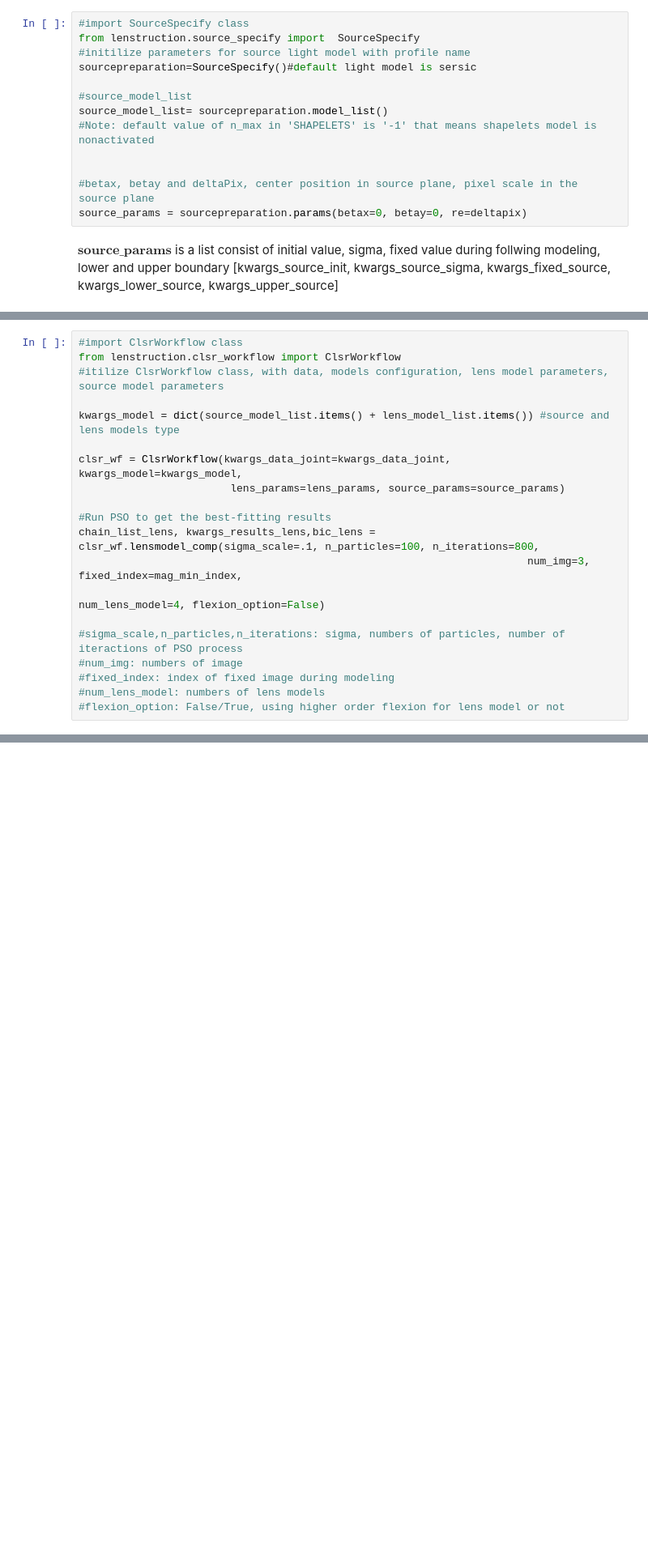
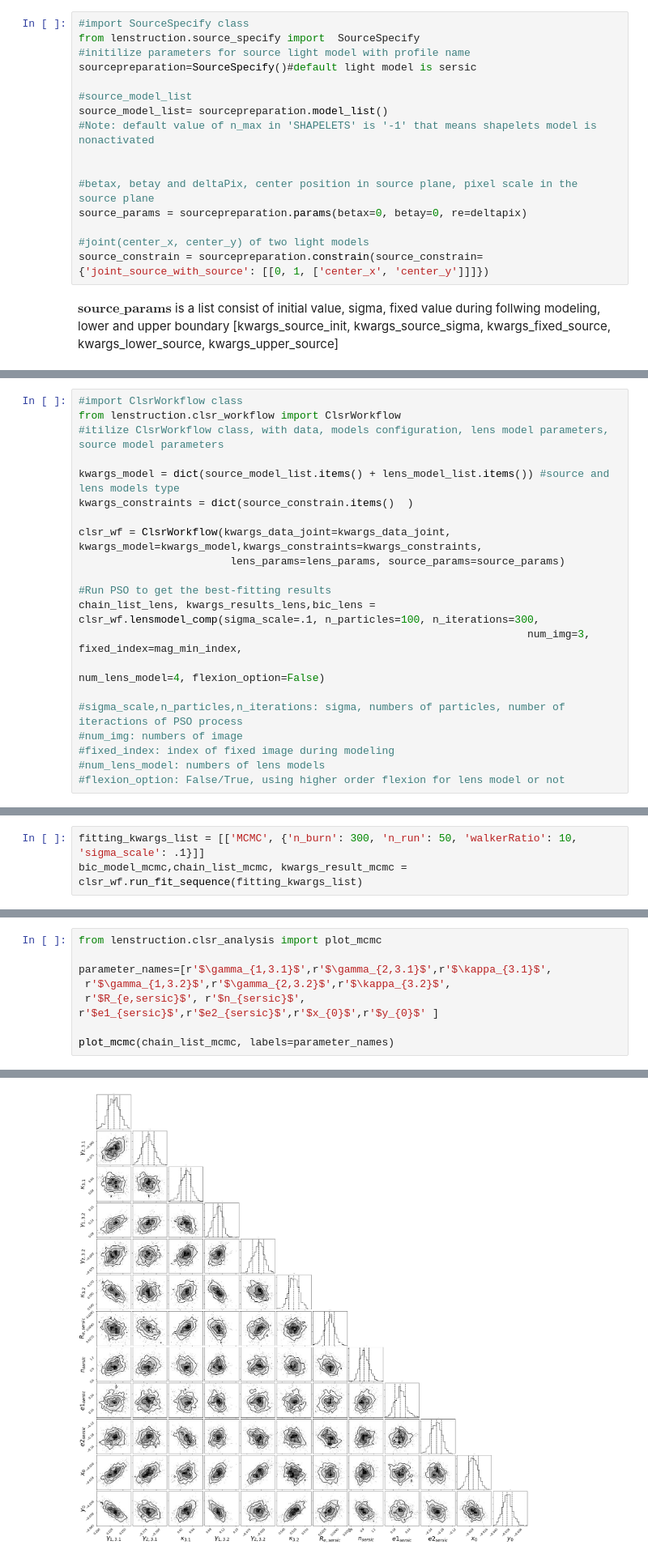
Before and after one commit to chongzi14247/lenstruction_notebooks, a Jupyter notebook: III_multiple_imaged_case_corrected_lens_model.ipynb, the cells around one changed output, grey strips where cells are left out. Shown at 81% size. Drawn from its saved outputs; the diff is of its cells as text; blank space fills up the shorter version.

Commit message:
add mcmc process for III

```diff
--- a/III_multiple_imaged_case_corrected_lens_model.ipynb
+++ b/III_multiple_imaged_case_corrected_lens_model.ipynb
@@ -163,6 +163,9 @@ source_model_list= sourcepreparation.model_list()
 
 #betax, betay and deltaPix, center position in source plane, pixel scale in the source plane
 source_params = sourcepreparation.params(betax=0, betay=0, re=deltapix)
+
+#joint(center_x, center_y) of two light models
+source_constrain = sourcepreparation.constrain(source_constrain={'joint_source_with_source': [[0, 1, ['center_x', 'center_y']]]})
 # %% [markdown]
 $\textbf{source_params}$ is a list consist of initial value, sigma, fixed value during follwing modeling, lower and upper boundary
 [kwargs_source_init, kwargs_source_sigma, kwargs_fixed_source, kwargs_lower_source, kwargs_upper_source]
@@ -176,12 +179,13 @@ from lenstruction.clsr_workflow import ClsrWorkflow
 #itilize ClsrWorkflow class, with data, models configuration, lens model parameters, source model parameters
 
 kwargs_model = dict(source_model_list.items() + lens_model_list.items()) #source and lens models type
+kwargs_constraints = dict(source_constrain.items()  )
 
-clsr_wf = ClsrWorkflow(kwargs_data_joint=kwargs_data_joint, kwargs_model=kwargs_model,
+clsr_wf = ClsrWorkflow(kwargs_data_joint=kwargs_data_joint, kwargs_model=kwargs_model,kwargs_constraints=kwargs_constraints,
                         lens_params=lens_params, source_params=source_params)
 
 #Run PSO to get the best-fitting results
-chain_list_lens, kwargs_results_lens,bic_lens = clsr_wf.lensmodel_comp(sigma_scale=.1, n_particles=100, n_iterations=800,
+chain_list_lens, kwargs_results_lens,bic_lens = clsr_wf.lensmodel_comp(sigma_scale=.1, n_particles=100, n_iterations=300,
                                                                        num_img=3, fixed_index=mag_min_index,
                                                                        num_lens_model=4, flexion_option=False)
 
@@ -235,0 +242,3 @@ flux, rh = clsr_anlysis.source_flux_rh(kwargs_results_lens[-1], 0.001,200)
+# %%
+fitting_kwargs_list = [['MCMC', {'n_burn': 300, 'n_run': 50, 'walkerRatio': 10, 'sigma_scale': .1}]]
+bic_model_mcmc,chain_list_mcmc, kwargs_result_mcmc = clsr_wf.run_fit_sequence(fitting_kwargs_list)
@@ -235,0 +253,9 @@ flux, rh = clsr_anlysis.source_flux_rh(kwargs_results_lens[-1], 0.001,200)
+# %%
+from lenstruction.clsr_analysis import plot_mcmc
+
+parameter_names=[r'$\gamma_{1,3.1}$',r'$\gamma_{2,3.1}$',r'$\kappa_{3.1}$',
+ r'$\gamma_{1,3.2}$',r'$\gamma_{2,3.2}$',r'$\kappa_{3.2}$',
+ r'$R_{e,sersic}$', r'$n_{sersic}$', r'$e1_{sersic}$',r'$e2_{sersic}$',r'$x_{0}$',r'$y_{0}$' ]
+
+plot_mcmc(chain_list_mcmc, labels=parameter_names)
+# %% [output]
@@ -235,0 +265 @@ flux, rh = clsr_anlysis.source_flux_rh(kwargs_results_lens[-1], 0.001,200)
+[figure, added]
```
Also changed, not shown: parts of 5 cells of this notebook.
